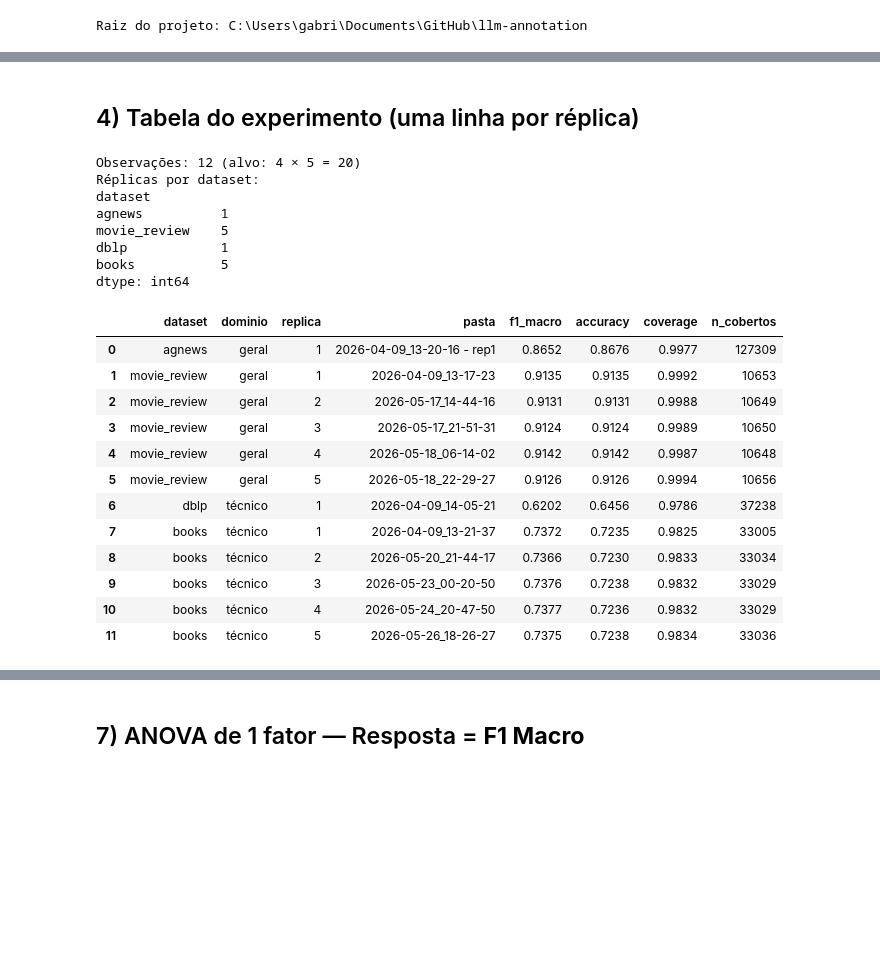
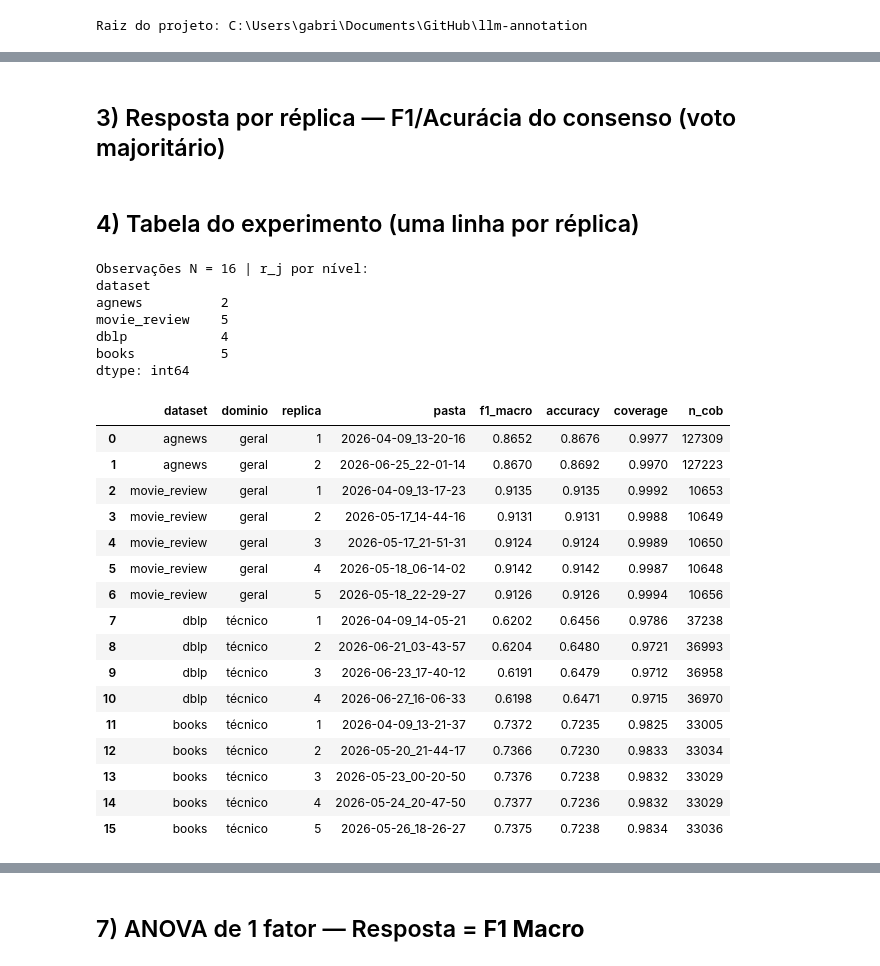
Before and after one commit to Ktzani/llm-annotation, a Jupyter notebook: src/notebooks/mq/analise_projeto_um_fator_dominio.ipynb, the cells around one changed output, grey strips where cells are left out. Drawn from its saved outputs; the diff is of its cells as text; code cells hidden in the pictures; blank space fills up the shorter version.

```diff
--- a/src/notebooks/mq/analise_projeto_um_fator_dominio.ipynb
+++ b/src/notebooks/mq/analise_projeto_um_fator_dominio.ipynb
@@ -131,66 +104,59 @@ os 3 modelos) é avaliado contra o `ground_truth`. Limpeza padrão: descarta
+# %% [markdown]
+## 3) Resposta por réplica — F1/Acurácia do consenso (voto majoritário)
 # %%
 def get_categories(df):
     return sorted(int(v) for v in df["ground_truth"].unique() if v != INVALID)
 
-
 def consensus_quality(df_raw, categories, output_dir):
-    """F1-macro, acurácia e cobertura do consenso por maioria de uma réplica."""
     calc = ConsensusCalculator(consensus_threshold=0.8, default_strategy="majority_vote")
     ev = ConsensusEvaluator(categories=categories, calculator=calc, output_dir=output_dir)
     sub = df_raw[["text_id", "text", "ground_truth"] + CONS_COLS].copy()
     dfc = ev.compute_consensus(sub)
     dfc = dfc[dfc["ground_truth"] != INVALID]
-    covered = dfc[
-        dfc["resolved_annotation"].notna()
-        & (dfc["resolved_annotation"] != INVALID)
-        & (~dfc["is_problematic"])
-    ]
-    y_true = covered["ground_truth"].astype(int)
-    y_pred = covered["resolved_annotation"].astype(int)
-    return {
-        "f1_macro": f1_score(y_true, y_pred, average="macro", zero_division=0),
-        "accuracy": accuracy_score(y_true, y_pred),
-        "coverage": len(covered) / len(dfc) if len(dfc) else 0.0,
-        "n_cobertos": len(covered),
-    }
+    cov = dfc[dfc["resolved_annotation"].notna()
+              & (dfc["resolved_annotation"] != INVALID)
+              & (~dfc["is_problematic"])]
+    yt = cov["ground_truth"].astype(int); yp = cov["resolved_annotation"].astype(int)
+    return {"f1_macro": f1_score(yt, yp, average="macro", zero_division=0),
+            "accuracy": accuracy_score(yt, yp),
+            "coverage": len(cov) / len(dfc) if len(dfc) else 0.0, "n_cob": len(cov)}
 # %% [markdown]
 ## 4) Tabela do experimento (uma linha por réplica)
 # %%
 rows = []
 for ds in DATASETS:
-    for rep_idx, folder in enumerate(REPLICATION_FOLDERS[ds], start=1):
+    for rep_idx, folder in enumerate(REPLICATION_FOLDERS[ds], 1):
         df_raw = pd.read_csv(os.path.join(folder, "annotations.csv"))
-        cats = get_categories(df_raw)
-        q = consensus_quality(df_raw, cats, folder)
-        rows.append({
-            "dataset": ds, "dominio": DOMINIO[ds], "replica": rep_idx,
-            "pasta": os.path.basename(os.path.normpath(folder)), **q,
-        })
+        q = consensus_quality(df_raw, get_categories(df_raw), folder)
+        rows.append({"dataset": ds, "dominio": DOMINIO[ds], "replica": rep_idx,
+                     "pasta": os.path.basename(os.path.normpath(folder)), **q})
 
 df1 = pd.DataFrame(rows)
-print("Observações:", len(df1), f"(alvo: 4 × {N_REPS} = {4 * N_REPS})")
-print("Réplicas por dataset:")
+print("Observações N =", len(df1), "| r_j por nível:")
 print(df1.groupby("dataset").size().reindex(DATASETS))
 df1
 # %% [output]
-Observações: 12 (alvo: 4 × 5 = 20)
-Réplicas por dataset:
+Observações N = 16 | r_j por nível:
 dataset
-agnews          1
+agnews          2
 movie_review    5
-dblp            1
+dblp            4
 books           5
 dtype: int64
-|  | dataset | dominio | replica | pasta | f1_macro | accuracy | coverage | n_cobertos |
-| 0 | agnews | geral | 1 | 2026-04-09_13-20-16 - rep1 | 0.8652 | 0.8676 | 0.9977 | 127309 |
-| 1 | movie_review | geral | 1 | 2026-04-09_13-17-23 | 0.9135 | 0.9135 | 0.9992 | 10653 |
-| 2 | movie_review | geral | 2 | 2026-05-17_14-44-16 | 0.9131 | 0.9131 | 0.9988 | 10649 |
-| 3 | movie_review | geral | 3 | 2026-05-17_21-51-31 | 0.9124 | 0.9124 | 0.9989 | 10650 |
-| 4 | movie_review | geral | 4 | 2026-05-18_06-14-02 | 0.9142 | 0.9142 | 0.9987 | 10648 |
-| 5 | movie_review | geral | 5 | 2026-05-18_22-29-27 | 0.9126 | 0.9126 | 0.9994 | 10656 |
-| 6 | dblp | técnico | 1 | 2026-04-09_14-05-21 | 0.6202 | 0.6456 | 0.9786 | 37238 |
-| 7 | books | técnico | 1 | 2026-04-09_13-21-37 | 0.7372 | 0.7235 | 0.9825 | 33005 |
-| 8 | books | técnico | 2 | 2026-05-20_21-44-17 | 0.7366 | 0.7230 | 0.9833 | 33034 |
-| 9 | books | técnico | 3 | 2026-05-23_00-20-50 | 0.7376 | 0.7238 | 0.9832 | 33029 |
-| 10 | books | técnico | 4 | 2026-05-24_20-47-50 | 0.7377 | 0.7236 | 0.9832 | 33029 |
-| 11 | books | técnico | 5 | 2026-05-26_18-26-27 | 0.7375 | 0.7238 | 0.9834 | 33036 |
+|  | dataset | dominio | replica | pasta | f1_macro | accuracy | coverage | n_cob |
+| 0 | agnews | geral | 1 | 2026-04-09_13-20-16 | 0.8652 | 0.8676 | 0.9977 | 127309 |
+| 1 | agnews | geral | 2 | 2026-06-25_22-01-14 | 0.8670 | 0.8692 | 0.9970 | 127223 |
+| 2 | movie_review | geral | 1 | 2026-04-09_13-17-23 | 0.9135 | 0.9135 | 0.9992 | 10653 |
+| 3 | movie_review | geral | 2 | 2026-05-17_14-44-16 | 0.9131 | 0.9131 | 0.9988 | 10649 |
+| 4 | movie_review | geral | 3 | 2026-05-17_21-51-31 | 0.9124 | 0.9124 | 0.9989 | 10650 |
+| 5 | movie_review | geral | 4 | 2026-05-18_06-14-02 | 0.9142 | 0.9142 | 0.9987 | 10648 |
+| 6 | movie_review | geral | 5 | 2026-05-18_22-29-27 | 0.9126 | 0.9126 | 0.9994 | 10656 |
+| 7 | dblp | técnico | 1 | 2026-04-09_14-05-21 | 0.6202 | 0.6456 | 0.9786 | 37238 |
+| 8 | dblp | técnico | 2 | 2026-06-21_03-43-57 | 0.6204 | 0.6480 | 0.9721 | 36993 |
+| 9 | dblp | técnico | 3 | 2026-06-23_17-40-12 | 0.6191 | 0.6479 | 0.9712 | 36958 |
+| 10 | dblp | técnico | 4 | 2026-06-27_16-06-33 | 0.6198 | 0.6471 | 0.9715 | 36970 |
+| 11 | books | técnico | 1 | 2026-04-09_13-21-37 | 0.7372 | 0.7235 | 0.9825 | 33005 |
+| 12 | books | técnico | 2 | 2026-05-20_21-44-17 | 0.7366 | 0.7230 | 0.9833 | 33034 |
+| 13 | books | técnico | 3 | 2026-05-23_00-20-50 | 0.7376 | 0.7238 | 0.9832 | 33029 |
+| 14 | books | técnico | 4 | 2026-05-24_20-47-50 | 0.7377 | 0.7236 | 0.9832 | 33029 |
+| 15 | books | técnico | 5 | 2026-05-26_18-26-27 | 0.7375 | 0.7238 | 0.9834 | 33036 |
```
Also changed, not shown: parts of 20 cells of this notebook, 8 other files.
